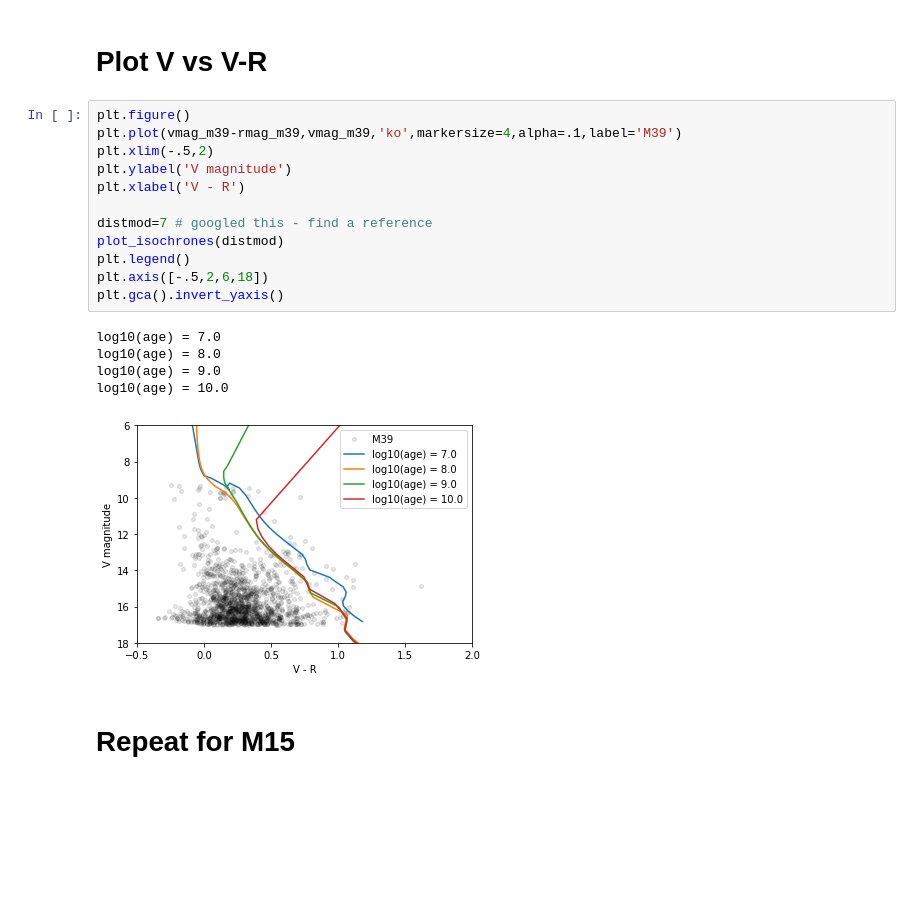
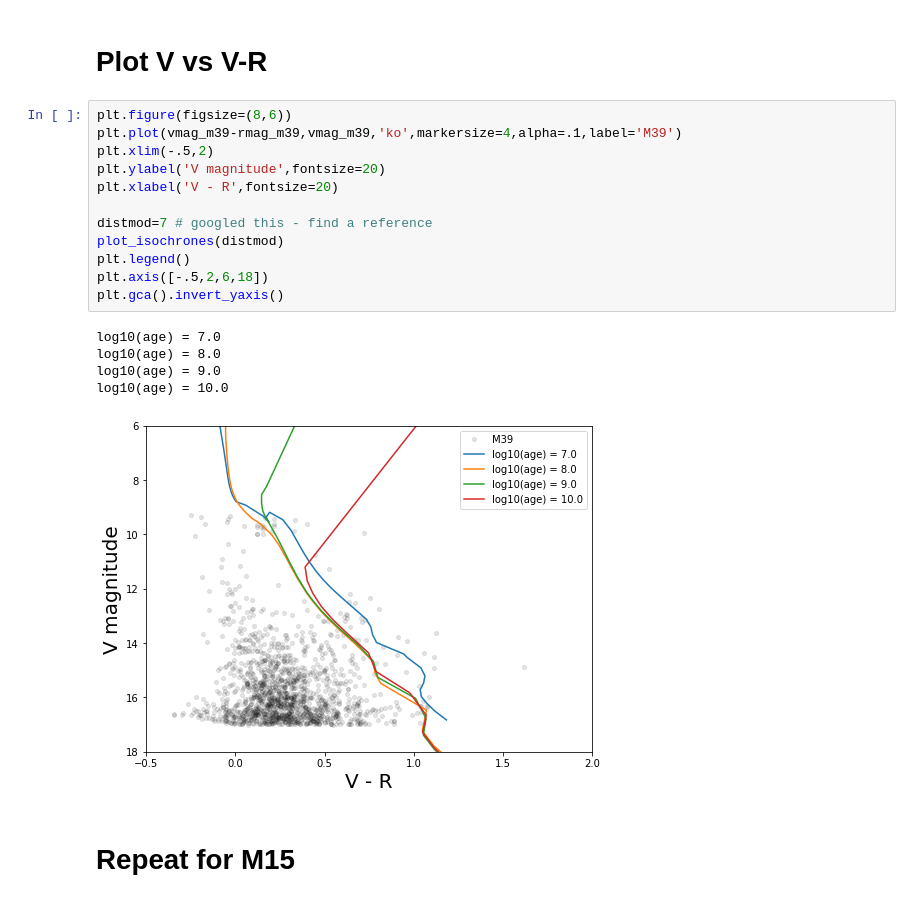
Before and after one commit to rfinn/obsastro, a Jupyter notebook: notebooks/HR-diagram.ipynb, the cells around one changed output. Drawn from its saved outputs; the diff is of its cells as text; blank space fills up the shorter version.

Commit message:
HR diagram

```diff
--- a/notebooks/HR-diagram.ipynb
+++ b/notebooks/HR-diagram.ipynb
@@ -220,23 +220,23 @@ rmag_m39 = 17. + (sources_r['mag'])[matchflag]
 # %% [markdown]
 # Plot V vs V-R
 # %%
-plt.figure()
+plt.figure(figsize=(8,6))
 plt.plot(vmag_m39-rmag_m39,vmag_m39,'ko',markersize=4,alpha=.1,label='M39')
 plt.xlim(-.5,2)
-plt.ylabel('V magnitude')
-plt.xlabel('V - R')
+plt.ylabel('V magnitude',fontsize=20)
+plt.xlabel('V - R',fontsize=20)
 
 distmod=7 # googled this - find a reference
 plot_isochrones(distmod)
 plt.legend()
 plt.axis([-.5,2,6,18])
 plt.gca().invert_yaxis()
 # %% [output]
 log10(age) = 7.0
 log10(age) = 8.0
 log10(age) = 9.0
 log10(age) = 10.0
-[figure, old version]
+[figure, new version]
 # %% [markdown]
 # Repeat for M15
 # %%
```
Also changed, not shown: parts of 2 cells of this notebook.
